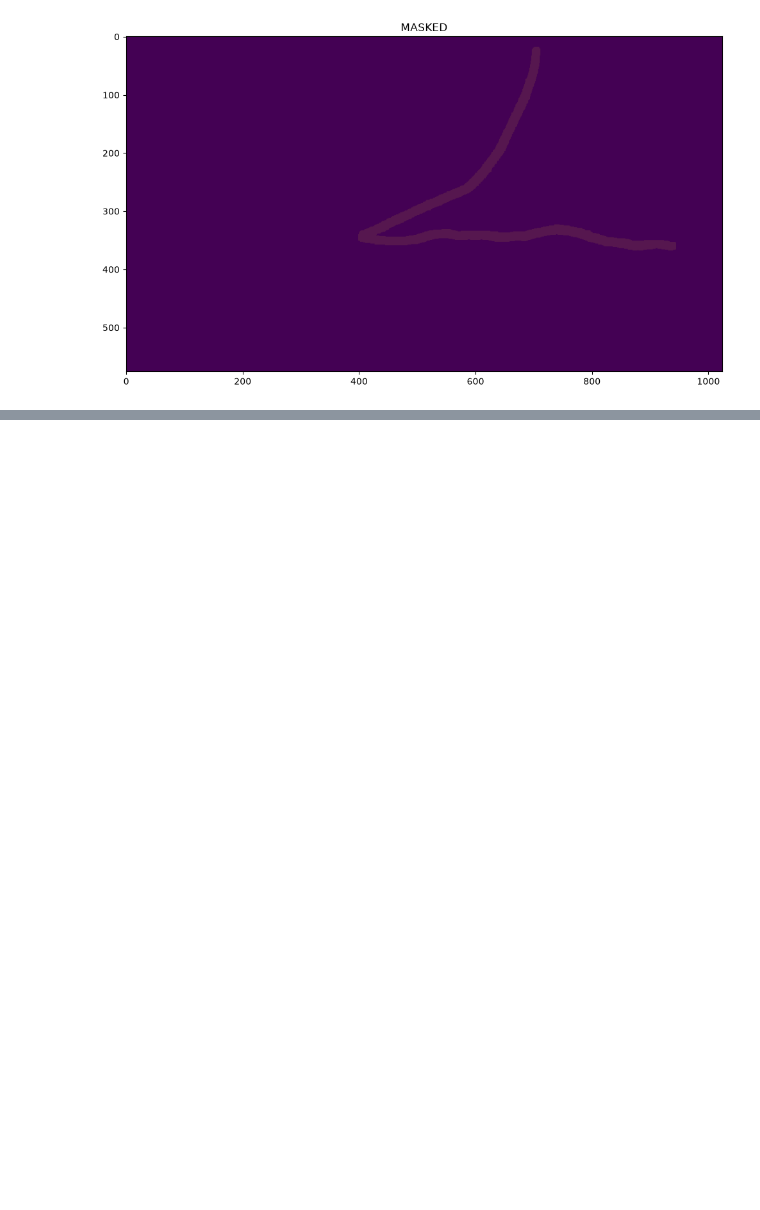
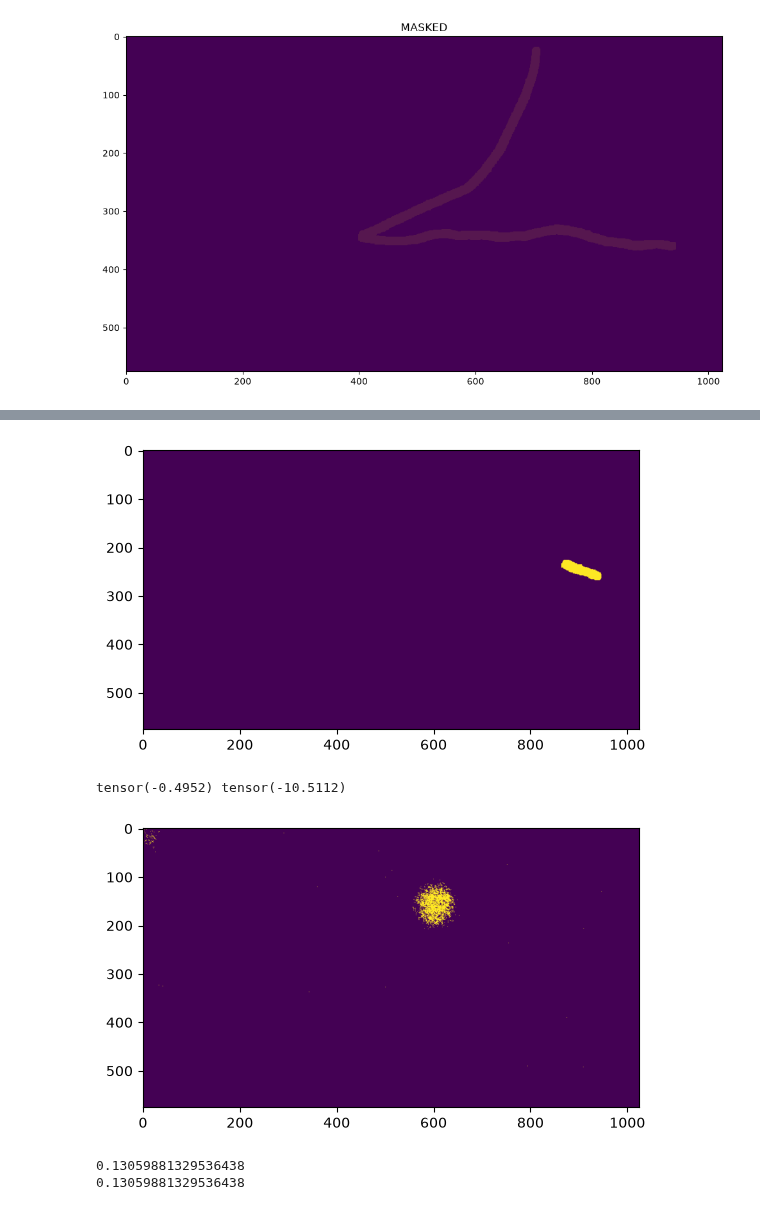
Before and after one commit to FrankJRix/cygnet, a Jupyter notebook: main.ipynb, the cells around one changed output, grey strips where cells are left out. Cells and saved outputs as stored; diff of their text form; code cells hidden in the pictures; blank space fills up the shorter version.

Commit message:
training solid

```diff
--- a/main.ipynb
+++ b/main.ipynb
@@ -277 +281,23 @@ tensor(0.5462) tensor(-16.3893)
 [figure]
+# %%
+image, mask = train_dset[0]
+
+net.eval()
+plt.figure()
+plt.imshow(mask.cpu().squeeze())
+plt.show()
+pred = net(image.unsqueeze(0)).cpu().squeeze().detach()
+print(pred.max(), pred.min())
+pred = (-pred > 4).float()
+plt.figure()
+plt.imshow(pred)
+plt.show()
+
+print(total_loss(mask.cpu(), pred.unsqueeze(0)).item())
+print(sigmoid_focal_loss(mask.cpu(), pred.unsqueeze(0), reduction="mean").item())
+# %% [output]
+[figure, added]
+tensor(-0.4952) tensor(-10.5112)
+[figure, added]
+0.13059881329536438
+0.13059881329536438
```
Also changed, not shown: parts of 4 cells of this notebook, 4 other files.
